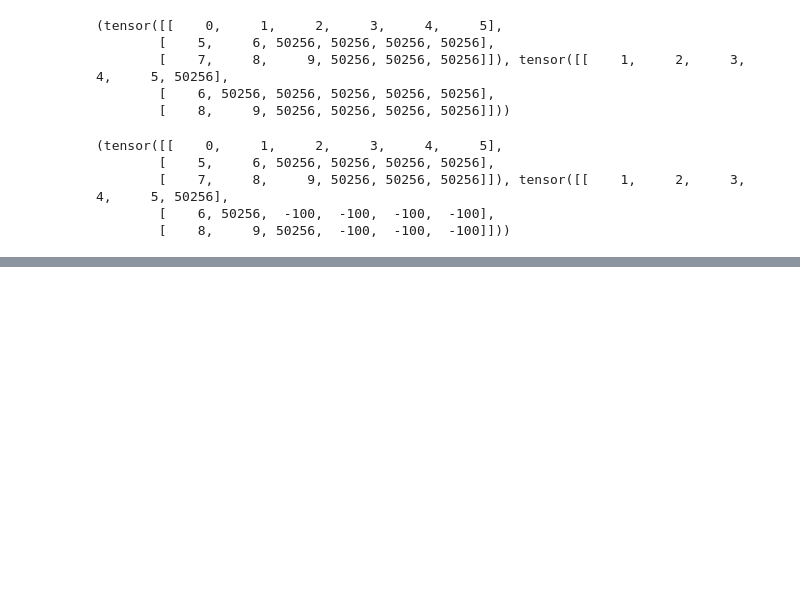
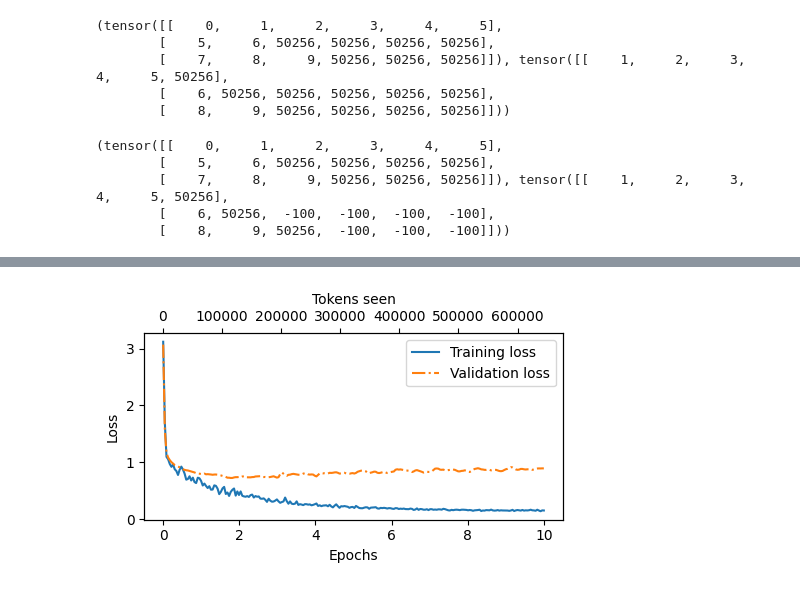
Before and after one commit to tanveer-builds/LLM_from_Scratch, a Jupyter notebook: fine_tunning/Instruction_Fine_Tunning.ipynb, the cells around one changed output, grey strips where cells are left out. Drawn from its saved outputs; the diff is of its cells as text; code cells hidden in the pictures; blank space fills up the shorter version.

Commit message:
feat: created fine-tuning training loop

```diff
--- a/fine_tunning/Instruction_Fine_Tunning.ipynb
+++ b/fine_tunning/Instruction_Fine_Tunning.ipynb
@@ -242,3 +242,6 @@ print(custom_collate_fn(batch))
         [    7,     8,     9, 50256, 50256, 50256]]), tensor([[    1,     2,     3,     4,     5, 50256],
         [    6, 50256,  -100,  -100,  -100,  -100],
         [    8,     9, 50256,  -100,  -100,  -100]]))
+# %%
+device = torch.accelerator.current_accelerator() if torch.accelerator.is_available() else "cpu"
+device
@@ -244,0 +681,4 @@ print(custom_collate_fn(batch))
+# %%
+torch.manual_seed(123)
+input_text = format_input(val_data[0])
+print(input_text)
@@ -244,0 +725,9 @@ print(custom_collate_fn(batch))
+# %%
+def evaluate_model(model, train_loader, val_loader, device, eval_iter):
+    # Model loading parameters (checked in other cells) appear correct.
+    model.eval()
+    with torch.no_grad():
+        train_loss = calc_loss_loader(train_loader, model, device, num_batches=eval_iter)
+        val_loss = calc_loss_loader(val_loader, model, device, num_batches=eval_iter)
+    model.train()
+    return train_loss, val_loss
@@ -244,0 +846,30 @@ print(custom_collate_fn(batch))
+# %%
+import matplotlib.pyplot as plt
+from matplotlib.ticker import MaxNLocator
+
+
+def plot_losses(epochs_seen, tokens_seen, train_losses, val_losses):
+    fig, ax1 = plt.subplots(figsize=(5, 3))
+
+    # Plot training and validation loss against epochs
+    ax1.plot(epochs_seen, train_losses, label="Training loss")
+    ax1.plot(epochs_seen, val_losses, linestyle="-.", label="Validation loss")
+    ax1.set_xlabel("Epochs")
+    ax1.set_ylabel("Loss")
+
+    ax1.legend(loc="upper right")
+    ax1.xaxis.set_major_locator(MaxNLocator(integer=True))  # only show integer labels on x-axis
+
+    # Create a second x-axis for tokens seen
+    ax2 = ax1.twiny()  # Create a second x-axis that shares the same y-axis
+    ax2.plot(tokens_seen, train_losses, alpha=0)  # Invisible plot for aligning ticks
+    ax2.set_xlabel("Tokens seen")
+
+    fig.tight_layout()  # Adjust layout to make room
+    plt.savefig("loss-plot.pdf")
+    plt.show()
+# %%
+epochs_tensor = torch.linspace(0, num_epochs, len(train_losses))
+plot_losses(epochs_tensor, tokens_seen, train_losses, val_losses)
+# %% [output]
+[figure, added]
```
Also changed, not shown: parts of 28 cells of this notebook.
